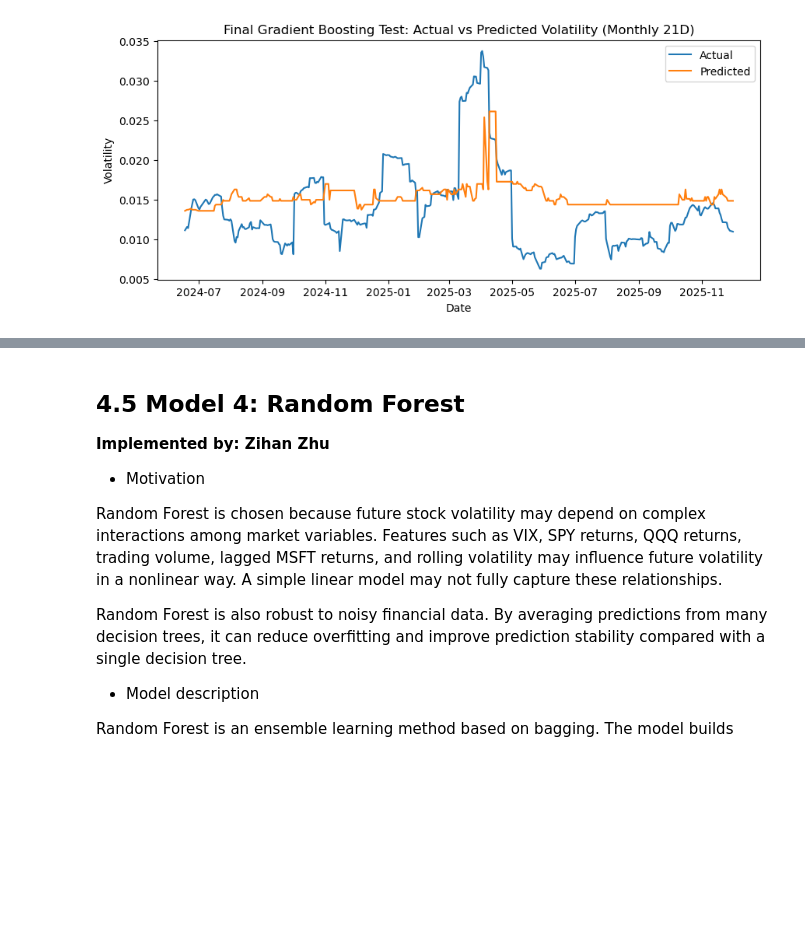
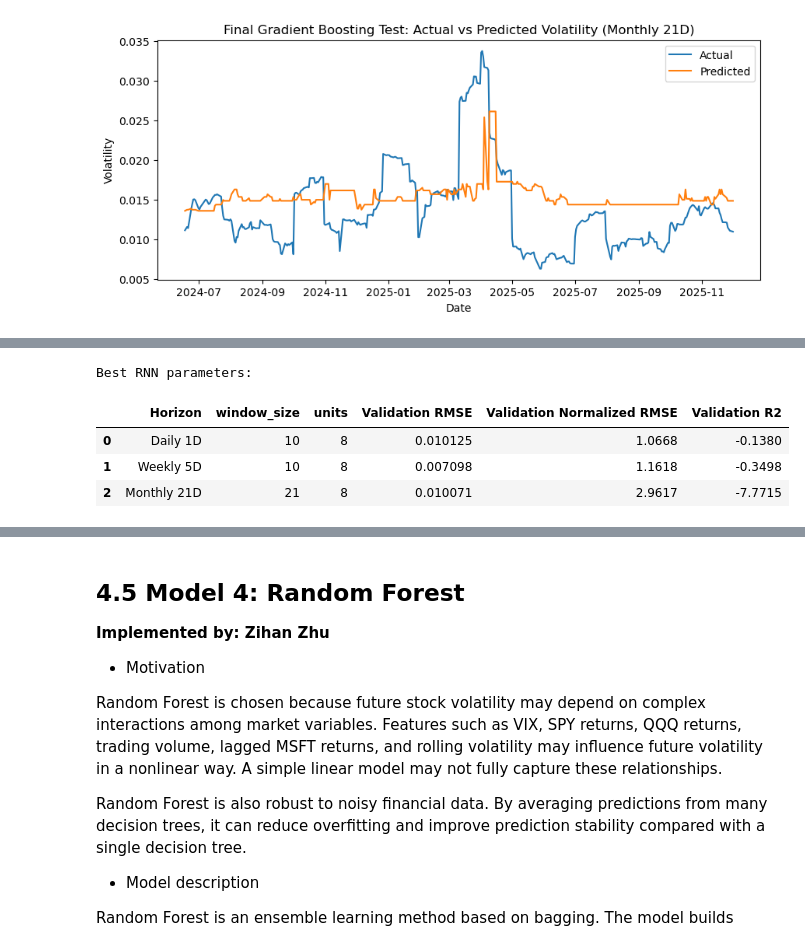
Before and after one commit to Emmaxustar/msft-volatility-prediction, a Jupyter notebook: CFRM521_project_template.ipynb, the cells around one changed output, grey strips where cells are left out. Saved outputs shown, nothing was run; the diff lists cells and outputs as text; code cells hidden in the pictures; blank space fills up the shorter version.

```diff
--- a/CFRM521_project_template.ipynb
+++ b/CFRM521_project_template.ipynb
@@ -2014,0 +2170,12 @@ Repeat until Model N (N=your group size)
+# %%
+# =========================
+# 4. Scale data
+# =========================
+
+scaler = StandardScaler()
+
+X_train_arr = scaler.fit_transform(X_train).astype(np.float32)
+X_valid_arr = scaler.transform(X_valid).astype(np.float32)
+X_test_arr = scaler.transform(X_test).astype(np.float32)
+
+input_size = X_train_arr.shape[1]
@@ -2014,0 +2343,30 @@ Repeat until Model N (N=your group size)
+# %%
+# =========================
+# 7. Best parameters
+# =========================
+
+best_params_rnn = (
+    tuning_df
+    .groupby("Horizon", observed=True)
+    .first()
+    .reset_index()
+)
+
+best_params_rnn["Horizon"] = pd.Categorical(
+    best_params_rnn["Horizon"],
+    categories=horizon_order,
+    ordered=True
+)
+
+best_params_rnn = best_params_rnn.sort_values(
+    "Horizon"
+).reset_index(drop=True)
+
+print("Best RNN parameters:")
+display(best_params_rnn)
+# %% [output]
+Best RNN parameters:
+|  | Horizon | window_size | units | Validation RMSE | Validation Normalized RMSE | Validation R2 |
+| 0 | Daily 1D | 10 | 8 | 0.010125 | 1.0668 | -0.1380 |
+| 1 | Weekly 5D | 10 | 8 | 0.007098 | 1.1618 | -0.3498 |
+| 2 | Monthly 21D | 21 | 8 | 0.010071 | 2.9617 | -7.7715 |
```
Also changed, not shown: parts of 12 cells of this notebook.
